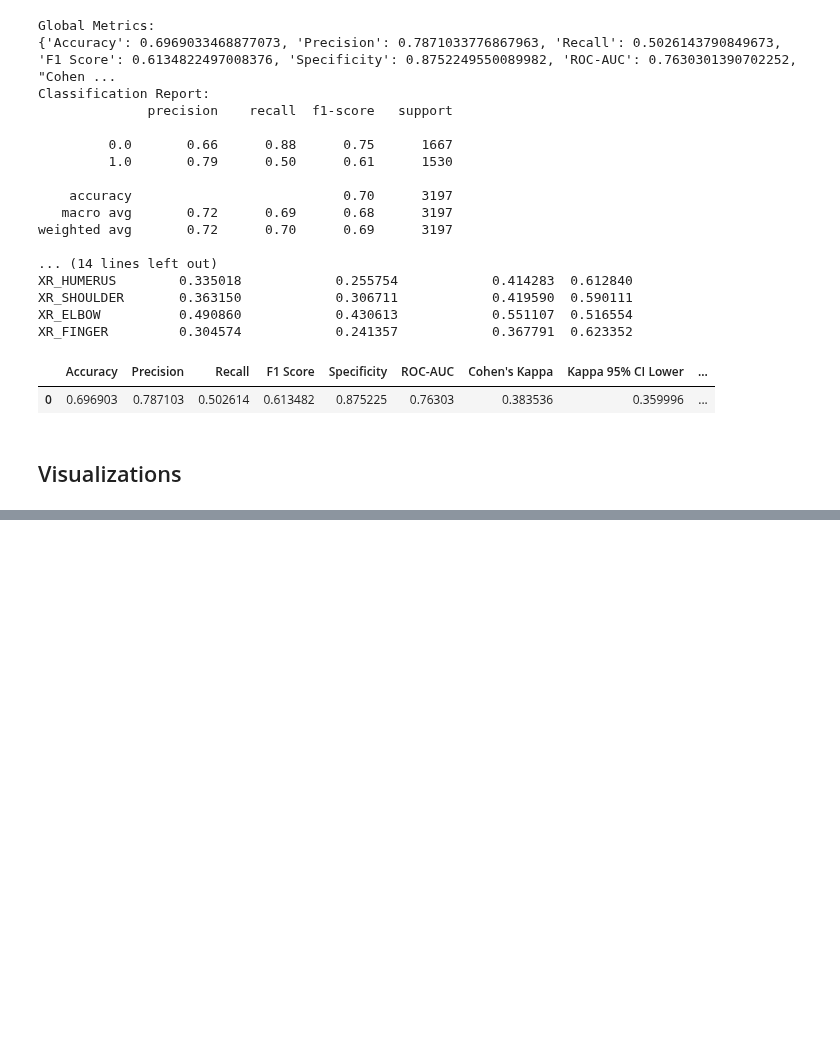
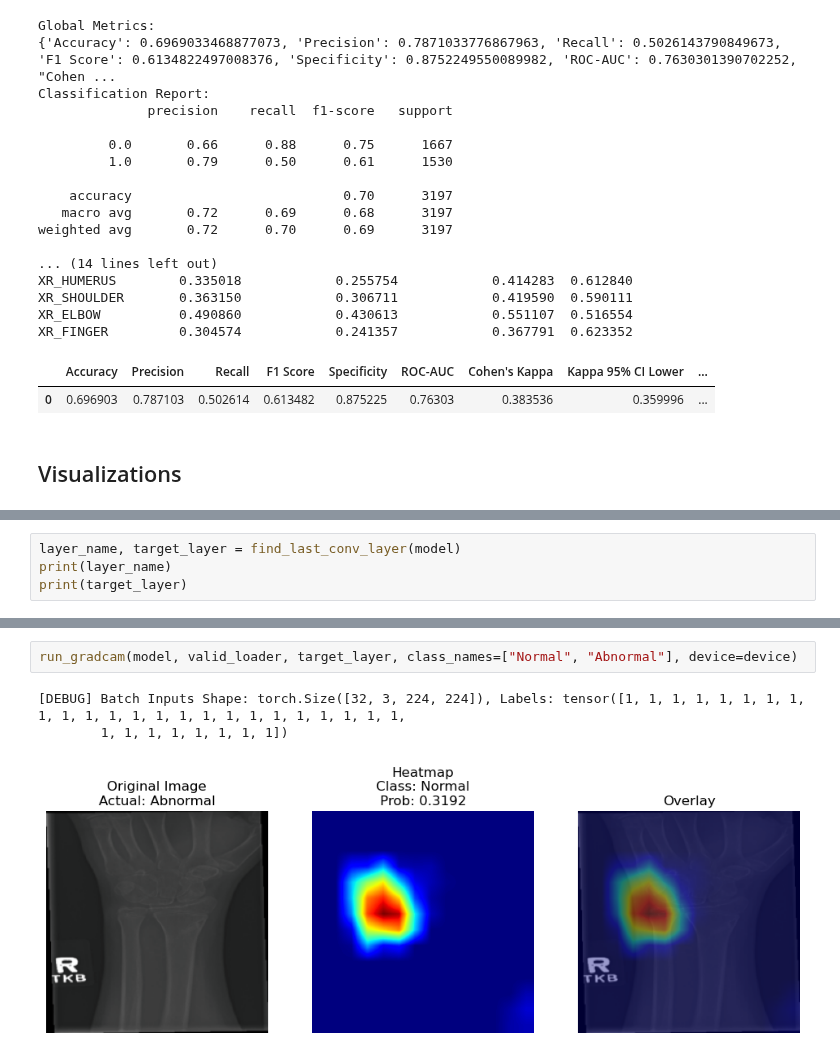
Before and after one commit to karkir0003/BoneawareAI, a Jupyter notebook: notebooks/BoneawareAI.ipynb, the cells around one changed output, grey strips where cells are left out. Drawn from its saved outputs; the diff is of its cells as text; blank space fills up the shorter version.

Commit message:
Visualizer creation that prints out a batch of images and their heatmap and overlay

```diff
--- a/notebooks/BoneawareAI.ipynb
+++ b/notebooks/BoneawareAI.ipynb
@@ -462,0 +482,4 @@ XR_FINGER         0.304574            0.241357            0.367791  0.623352
+# %%
+layer_name, target_layer = find_last_conv_layer(model)
+print(layer_name)
+print(target_layer)
@@ -462,0 +512,6 @@ XR_FINGER         0.304574            0.241357            0.367791  0.623352
+# %%
+run_gradcam(model, valid_loader, target_layer, class_names=["Normal", "Abnormal"], device=device)
+# %% [output]
+[DEBUG] Batch Inputs Shape: torch.Size([32, 3, 224, 224]), Labels: tensor([1, 1, 1, 1, 1, 1, 1, 1, 1, 1, 1, 1, 1, 1, 1, 1, 1, 1, 1, 1, 1, 1, 1, 1,
+        1, 1, 1, 1, 1, 1, 1, 1])
+[figure, added]
```
Also changed, not shown: parts of 10 cells of this notebook, 1 other file.
